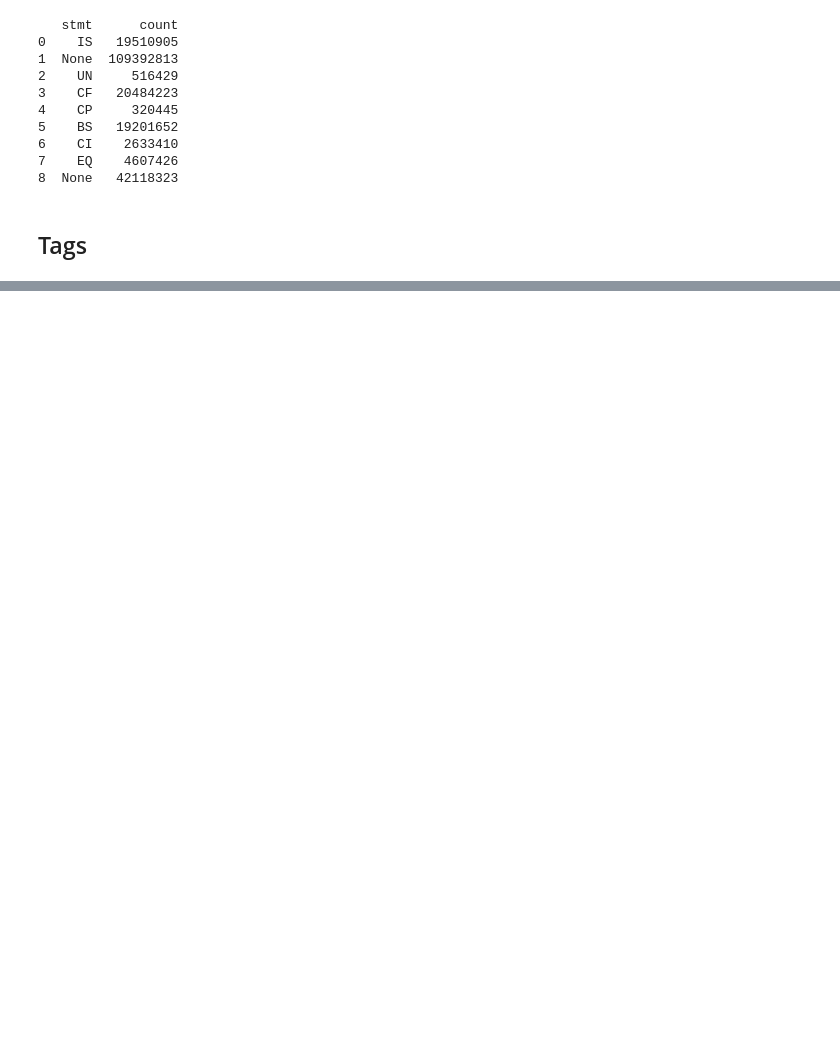
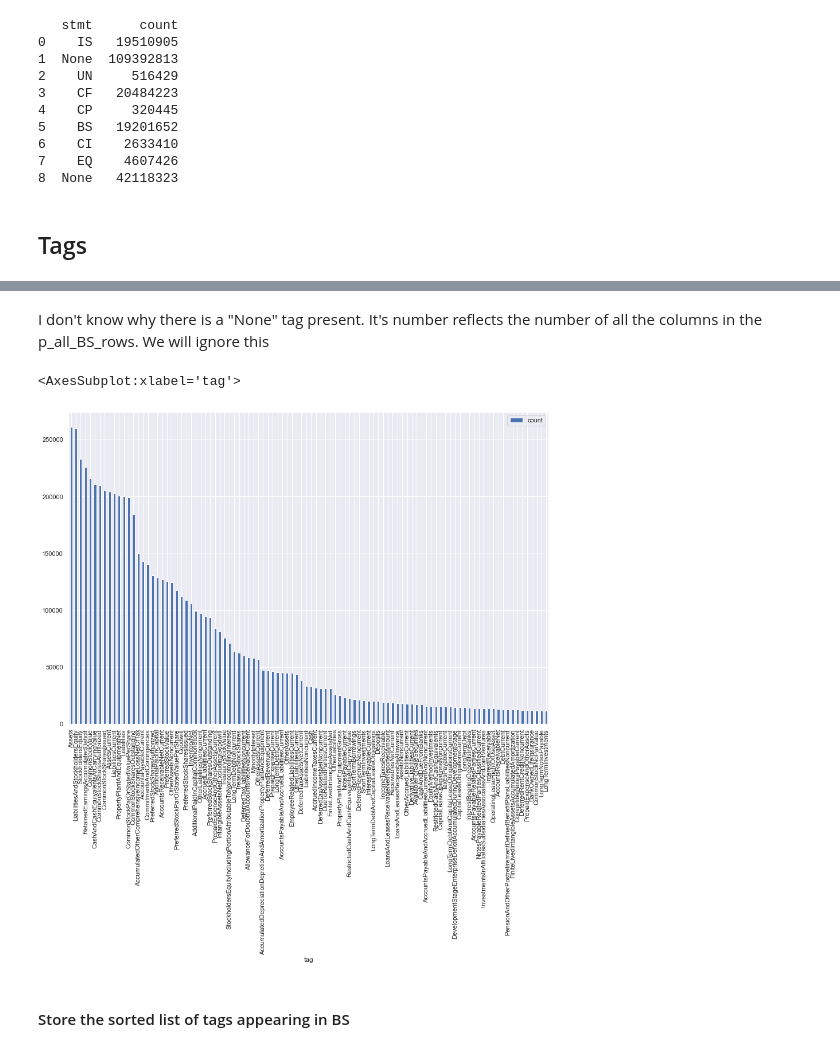
Before and after one commit to HansjoergW/bfh_cas_bgd_fs2020_sa, a Jupyter notebook: 01_04_Analysis_Whole_Data.ipynb, the cells around one changed output, grey strips where cells are left out. Saved outputs shown, nothing was run; the diff lists cells and outputs as text; code cells hidden in the pictures; blank space fills up the shorter version.

```diff
--- a/01_04_Analysis_Whole_Data.ipynb
+++ b/01_04_Analysis_Whole_Data.ipynb
@@ -368,0 +435,4 @@ ct
+# %%
+# first, we need BS tag appearing in a report. since the same tag can appear multiple times in the same report, we make distinct()
+# Note:
+p_all_BS_rows = df_all.select(['adsh', 'stmt', 'tag']).where("stmt LIKE 'BS' and version NOT LIKE '00%'").distinct().cache()
@@ -368,0 +443,6 @@ ct
+# %%
+count_per_BS_tag = p_all_BS_rows.cube('tag').count().toPandas()
+# %%
+sorted_count_per_BS_tag = count_per_BS_tag.sort_values('count', ascending=False)
+sorted_count_per_BS_tag.reset_index(drop = True, inplace = True)
+sorted_count_per_BS_tag[:10]
@@ -368,0 +461,11 @@ ct
+# %% [markdown]
+I don't know why there is a "None" tag present. It's number reflects the number of all the columns in the p_all_BS_rows. We will ignore this
+# %%
+sorted_count_per_BS_tag = sorted_count_per_BS_tag[1:]
+# %%
+sorted_count_per_BS_tag[:100].plot.bar(x = "tag", y= "count", figsize = (15,10))
+# %% [output]
+<AxesSubplot:xlabel='tag'>
+[figure, added]
+# %% [markdown]
+#### Store the sorted list of tags appearing in BS
```
Also changed, not shown: parts of 38 cells of this notebook, 2 other files.
